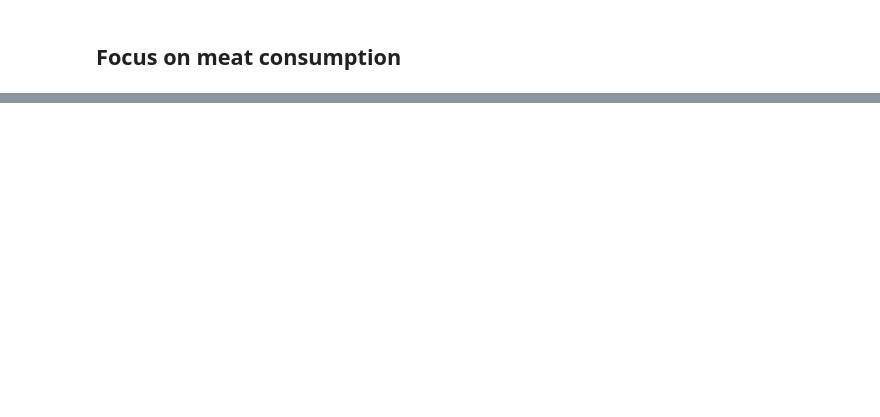
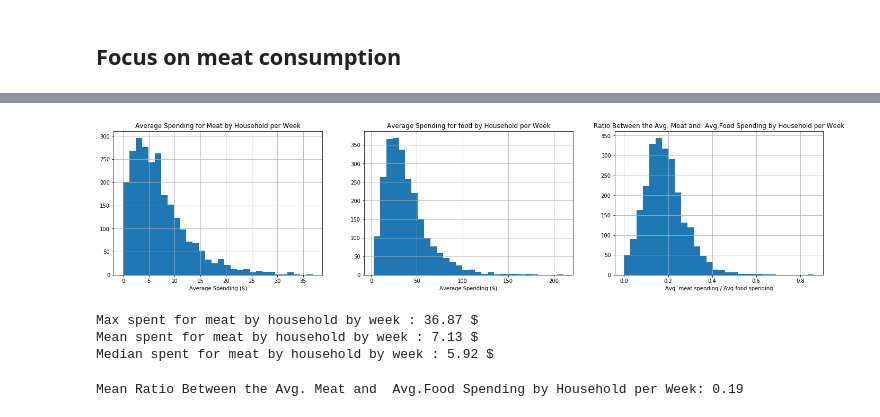
Before and after one commit to BenjaminEngelman/ADA-Project, a Jupyter notebook: Project-MainBenja.ipynb, the cells around one changed output, grey strips where cells are left out. Cells and saved outputs as stored; diff of their text form; code cells hidden in the pictures; blank space fills up the shorter version.

```diff
--- a/Project-MainBenja.ipynb
+++ b/Project-MainBenja.ipynb
@@ -437,3 +456,3 @@ Percentage of money spent for meat: 19.04 percent
 # %%
-spent_for_meat_by_household = meat_transactions.groupby("household_key").PAID_PRICE.sum()
+spent_for_meat_by_household = meat_transactions.groupby("household_key").agg({"PAID_PRICE": sum}).reset_index()
 spent_by_household = transactions.groupby("household_key").PAID_PRICE.sum()
@@ -460,0 +468,6 @@ spent_by_dep.plot.bar(x="DEPARTMENT", y="PAID_PRICE")
+# %%
+spent_by_household = pd.merge(spent_for_meat_by_household, weeks_activity_by_household, on="household_key")
+# %%
+spent_by_household = spent_by_household.rename(columns={"PAID_PRICE_x": "paid_meat", "PAID_PRICE_y": "paid_food"})
+spent_by_household["avg_spending_meat_per_week"] = spent_by_household.paid_meat / spent_by_household.Number_of_active_weeks
+spent_by_household["ratio_spent_for_meat"] = spent_by_household.avg_spending_meat_per_week / spent_by_household.avg_spending_per_week
@@ -460,0 +483,27 @@ spent_by_dep.plot.bar(x="DEPARTMENT", y="PAID_PRICE")
+# %%
+fig, axes = plt.subplots(nrows=1, ncols=3, figsize=(24,5))
+spent_by_household.avg_spending_meat_per_week.hist(bins=30, ax=axes[0])
+spent_by_household.avg_spending_per_week.hist(bins=30, ax=axes[1])
+spent_by_household.ratio_spent_for_meat.hist(bins=30, ax=axes[2])
+
+axes[0].set_title("Average Spending for Meat by Household per Week")
+axes[1].set_title("Average Spending for food by Household per Week")
+axes[2].set_title("Ratio Between the Avg. Meat and  Avg.Food Spending by Household per Week")
+for ax in axes[0:2]:
+    ax.set_xlabel("Average Spending ($)")
+axes[2].set_xlabel("Avg. meat spending / Avg.food spending")
+plt.show()
+# %% [output]
+[figure, added]
+# %%
+print (f"Max spent for meat by household by week : {round(max(spent_by_household.avg_spending_meat_per_week), 2)} $")
+print (f"Mean spent for meat by household by week : {round(np.mean(spent_by_household.avg_spending_meat_per_week), 2)} $")
+print (f"Median spent for meat by household by week : {round(np.median(spent_by_household.avg_spending_meat_per_week), 2)} $")
+# %% [output]
+Max spent for meat by household by week : 36.87 $
+Mean spent for meat by household by week : 7.13 $
+Median spent for meat by household by week : 5.92 $
+# %%
+print (f"Mean Ratio Between the Avg. Meat and  Avg.Food Spending by Household per Week: {round(np.mean(spent_by_household.ratio_spent_for_meat), 2)}")
+# %% [output]
+Mean Ratio Between the Avg. Meat and  Avg.Food Spending by Household per Week: 0.19
```
Also changed, not shown: parts of 26 cells of this notebook.
